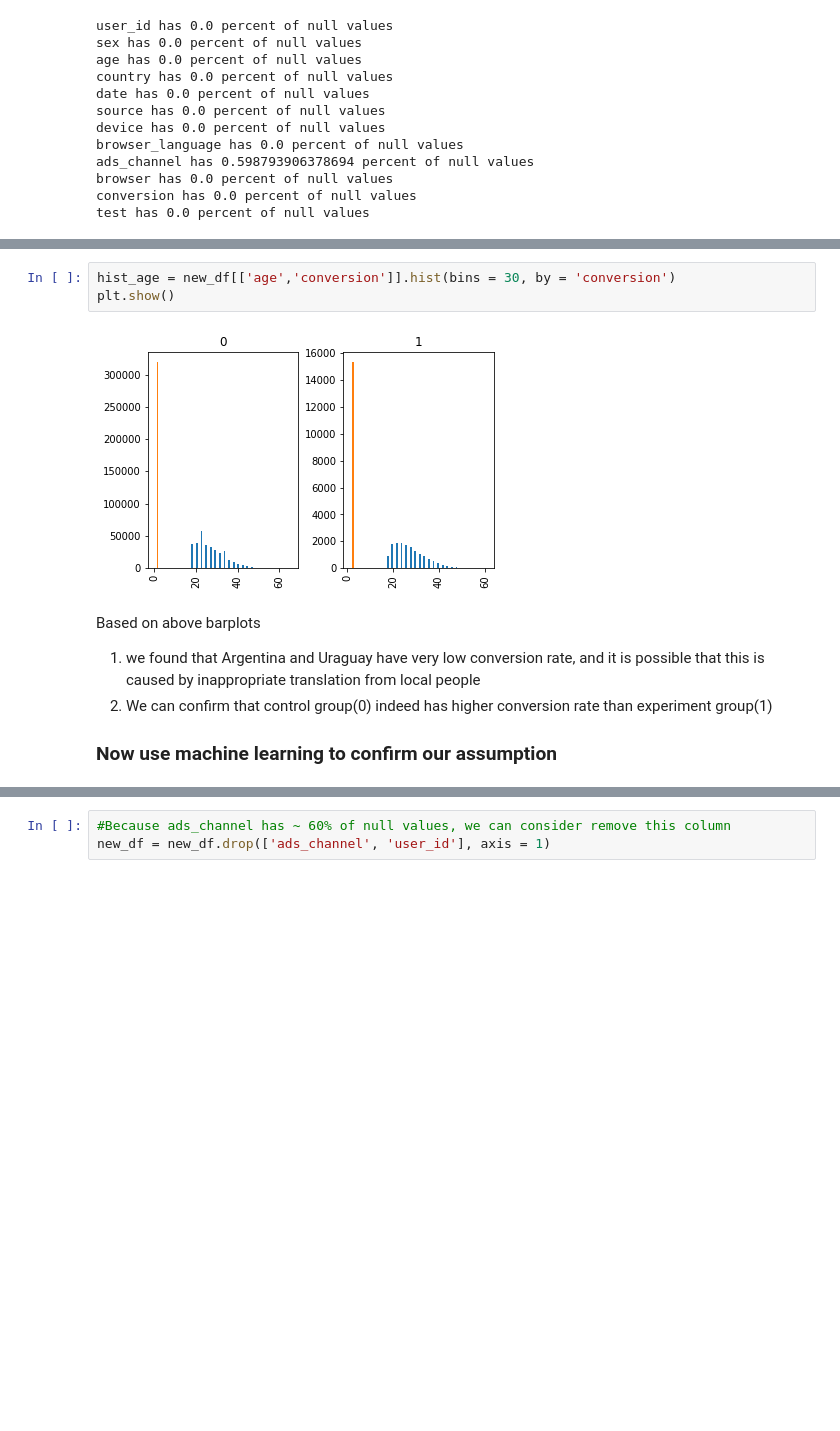
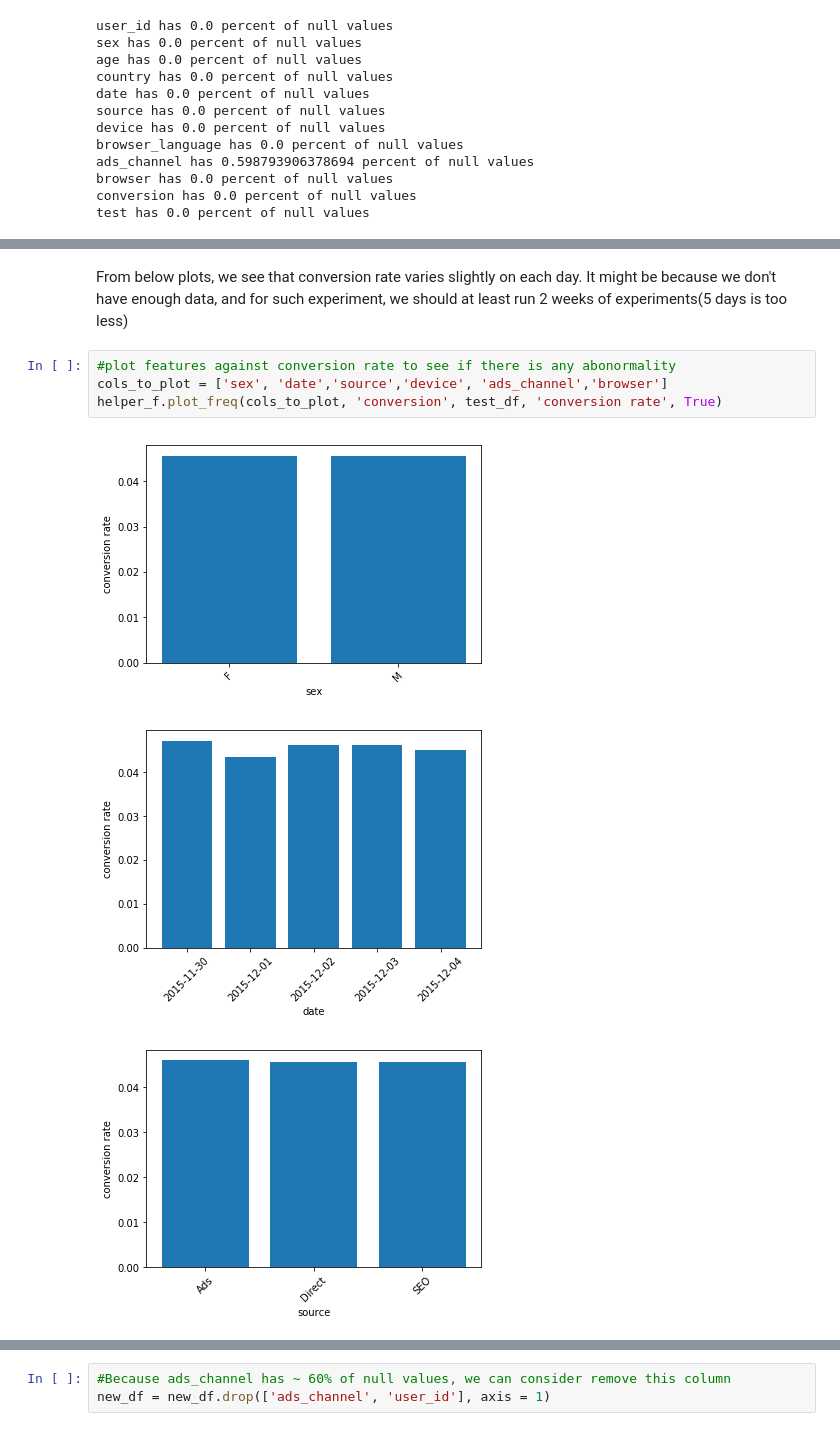
Before and after one commit to fdas3213/data-challenges, a Jupyter notebook: spanish translation/spanish translation.ipynb, the cells around one changed output, grey strips where cells are left out. Drawn from its saved outputs; the diff is of its cells as text; blank space fills up the shorter version.

Commit message:
spanish translation finished

```diff
--- a/spanish translation/spanish translation.ipynb
+++ b/spanish translation/spanish translation.ipynb
@@ -196,11 +139,10 @@ ads_channel
-# %%
-hist_age = new_df[['age','conversion']].hist(bins = 30, by = 'conversion')
-plt.show()
-# %% [output]
-[figure, removed]
-# %% [markdown]
-Based on above barplots
-1. we found that Argentina and Uraguay have very low conversion rate, and it is possible that this is caused by inappropriate translation from local people
-2. We can confirm that control group(0) indeed has higher conversion rate than experiment group(1)
-
-### Now use machine learning to confirm our assumption
+# %% [markdown]
+From below plots, we see that conversion rate varies slightly on each day. It might be because we don't have enough data, and for such experiment, we should at least run 2 weeks of experiments(5 days is too less)
+# %%
+#plot features against conversion rate to see if there is any abonormality
+cols_to_plot = ['sex', 'date','source','device', 'ads_channel','browser']
+helper_f.plot_freq(cols_to_plot, 'conversion', test_df, 'conversion rate', True)
+# %% [output]
+[figure, added]
+[figure, added]
+[figure, added]
```
Also changed, not shown: parts of 25 cells of this notebook, 1 other file.
